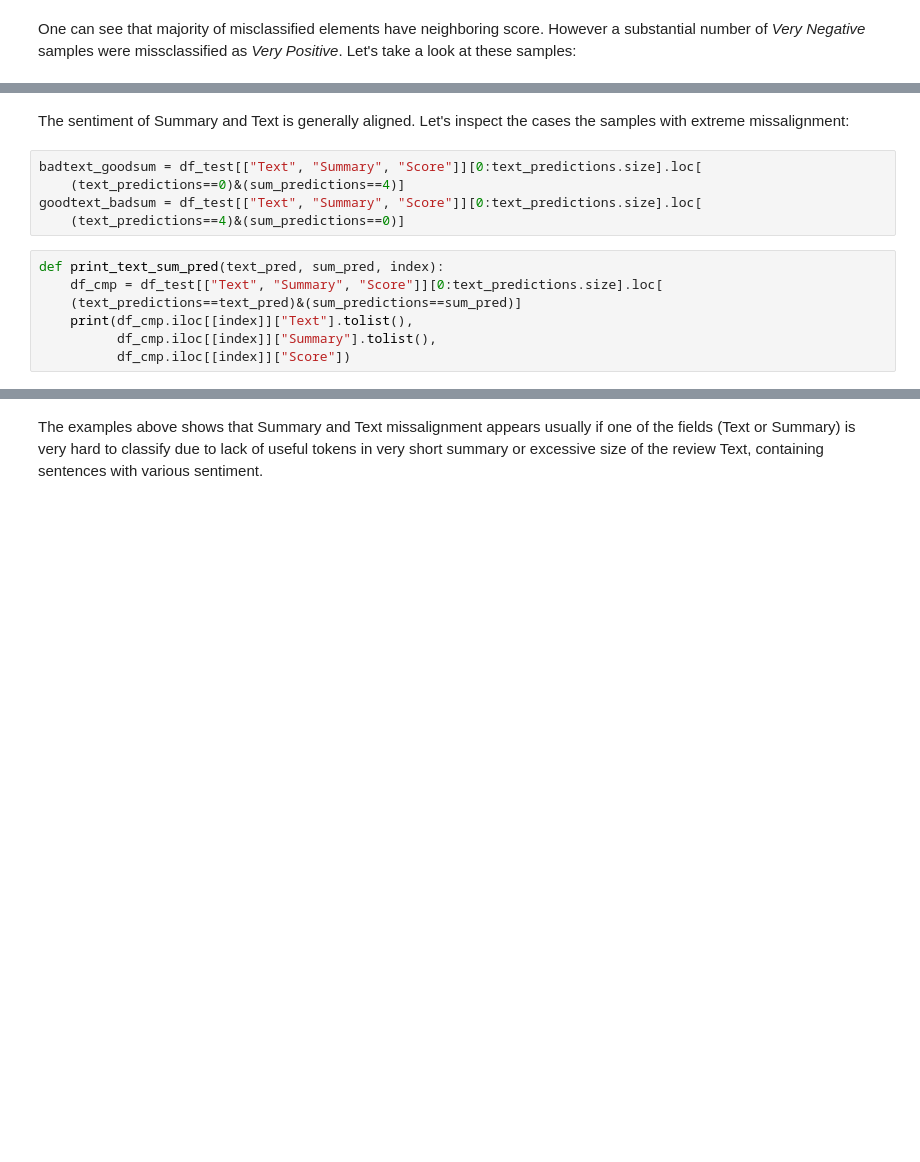
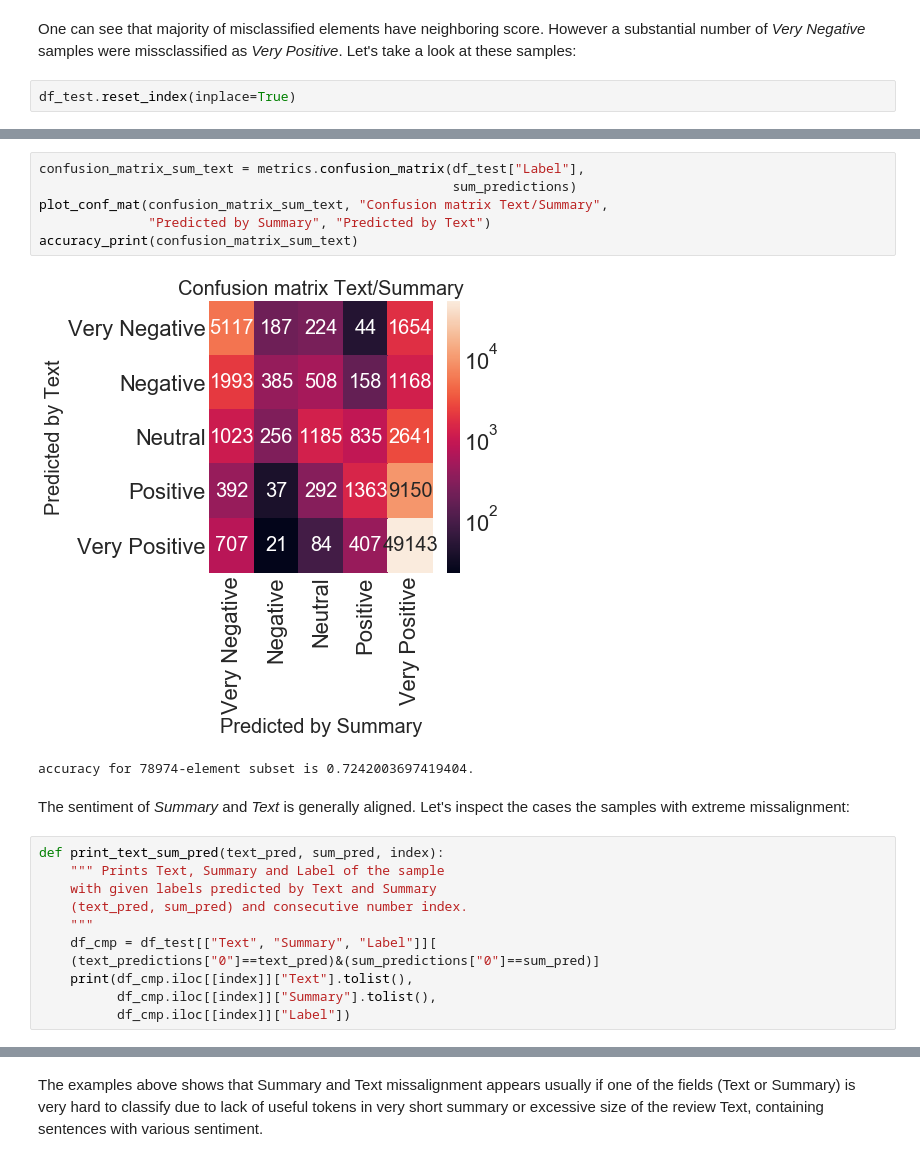
Before and after one commit to EvgenyGorelov/Food_Reviews, a Jupyter notebook: SentimentAnalysis.ipynb, the cells around one changed output, grey strips where cells are left out. Cells and saved outputs as stored; diff of their text form; blank space fills up the shorter version.

```diff
--- a/SentimentAnalysis.ipynb
+++ b/SentimentAnalysis.ipynb
@@ -193,4 +186,6 @@ accuracy for 78974-element subset is 0.8158887735203991.
 One can see that majority of misclassified elements have neighboring score.
 However a substantial number of *Very Negative* samples were missclassified as *Very Positive*.
 Let's take a look at these samples:
+# %%
+df_test.reset_index(inplace=True)
 # %%
@@ -249,16 +248,24 @@ accuracy_print(confusion_matrix_sum_text)
+# %%
+confusion_matrix_sum_text = metrics.confusion_matrix(df_test["Label"],
+                                                     sum_predictions)
+plot_conf_mat(confusion_matrix_sum_text, "Confusion matrix Text/Summary",
+              "Predicted by Summary", "Predicted by Text")
+accuracy_print(confusion_matrix_sum_text)
+# %% [output]
+[figure, added]
+accuracy for 78974-element subset is 0.7242003697419404.
 # %% [markdown]
-The sentiment of Summary and Text is generally aligned. Let's inspect the cases the samples with extreme missalignment:
+The sentiment of *Summary* and *Text* is generally aligned. Let's inspect the cases the samples with extreme missalignment:
-# %%
-badtext_goodsum = df_test[["Text", "Summary", "Score"]][0:text_predictions.size].loc[
-    (text_predictions==0)&(sum_predictions==4)]
-goodtext_badsum = df_test[["Text", "Summary", "Score"]][0:text_predictions.size].loc[
-    (text_predictions==4)&(sum_predictions==0)]
 # %%
 def print_text_sum_pred(text_pred, sum_pred, index):
-    df_cmp = df_test[["Text", "Summary", "Score"]][0:text_predictions.size].loc[
-    (text_predictions==text_pred)&(sum_predictions==sum_pred)]
+    """ Prints Text, Summary and Label of the sample
+    with given labels predicted by Text and Summary
+    (text_pred, sum_pred) and consecutive number index.
+    """
+    df_cmp = df_test[["Text", "Summary", "Label"]][
+    (text_predictions["0"]==text_pred)&(sum_predictions["0"]==sum_pred)]
     print(df_cmp.iloc[[index]]["Text"].tolist(),
           df_cmp.iloc[[index]]["Summary"].tolist(),
-          df_cmp.iloc[[index]]["Score"])
+          df_cmp.iloc[[index]]["Label"])
 # %%
 print_text_sum_pred(0, 4, 2)
```
Also changed, not shown: parts of 42 cells of this notebook.
